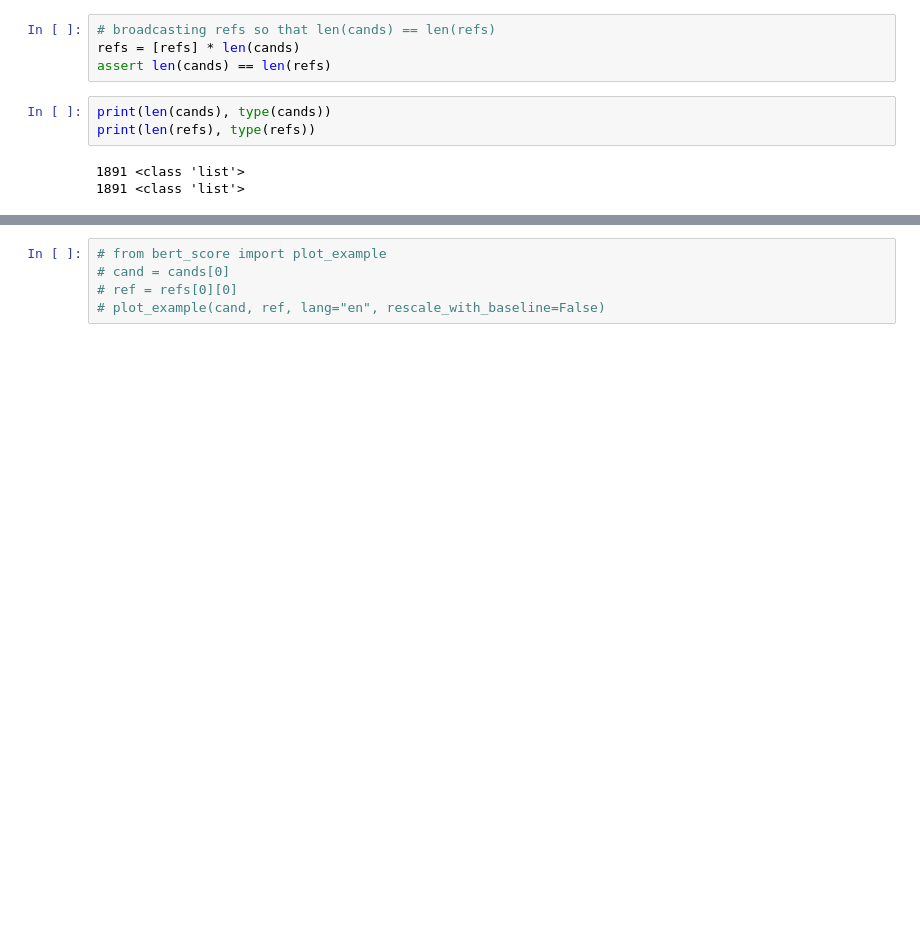
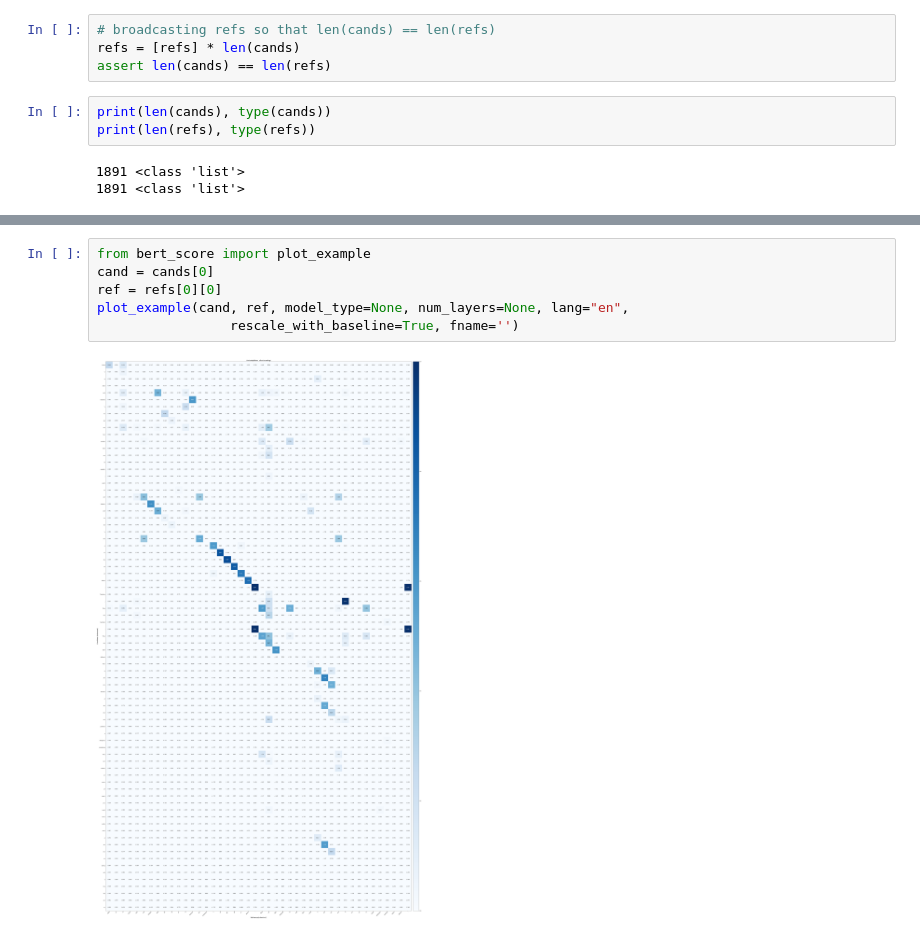
Before and after one commit to EshwarSR/AutomaticEvaluationMetrics, a Jupyter notebook: 1_BERTScore/mainzi_colab.ipynb, the cells around one changed output, grey strips where cells are left out. Saved outputs shown, nothing was run; the diff lists cells and outputs as text; blank space fills up the shorter version.

```diff
--- a/1_BERTScore/mainzi_colab.ipynb
+++ b/1_BERTScore/mainzi_colab.ipynb
@@ -85,5 +120,8 @@ odf.to_csv("outs.tsv", sep="\t", index=False, header=True)
 # %%
-# from bert_score import plot_example
-# cand = cands[0]
-# ref = refs[0][0]
-# plot_example(cand, ref, lang="en", rescale_with_baseline=False)
+from bert_score import plot_example
+cand = cands[0]
+ref = refs[0][0]
+plot_example(cand, ref, model_type=None, num_layers=None, lang="en",
+                 rescale_with_baseline=True, fname='')
+# %% [output]
+[figure, added]
```
Also changed, not shown: parts of 7 cells of this notebook, 2 other files.
